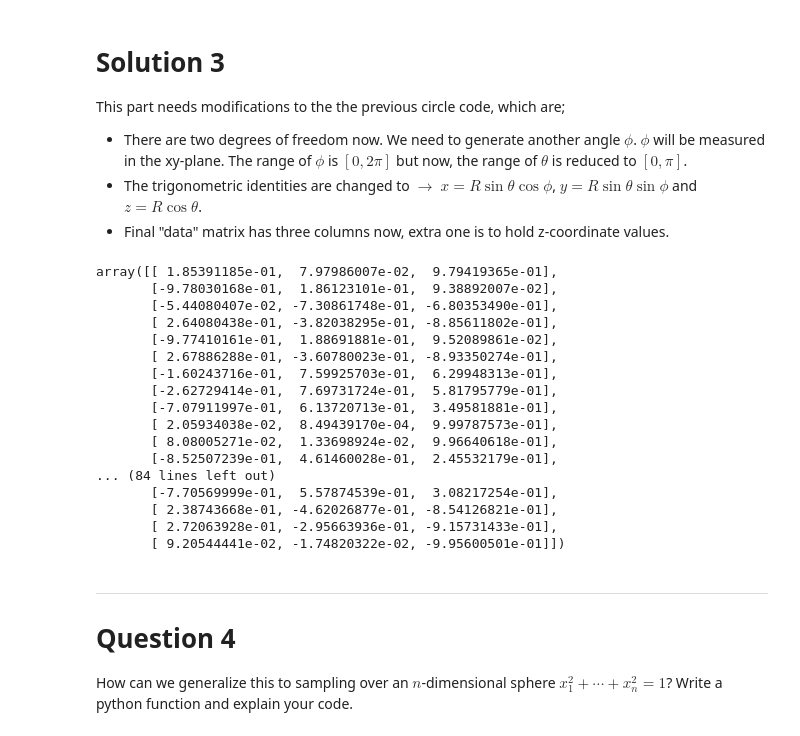
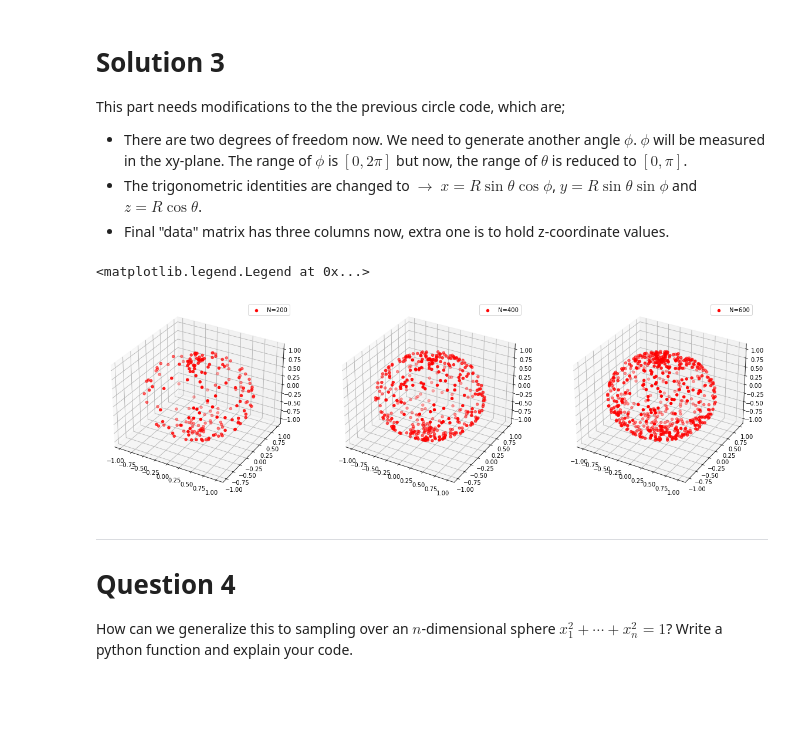
Before and after one commit to cemsanga/MAT555E_Assignments, a Jupyter notebook: HW1_CemS.ipynb, the cells around one changed output. Drawn from its saved outputs; the diff is of its cells as text; code cells hidden in the pictures; blank space fills up the shorter version.

```diff
--- a/HW1_CemS.ipynb
+++ b/HW1_CemS.ipynb
@@ -148,9 +150,10 @@ def points_on_sphere(N):
     R = 1
     data = np.empty(shape=(N,3))
     for n in range(N):
-        seed = np.random.rand()
-        θ = seed*np.pi
-        ϕ = seed*2*np.pi
+        seed1 = np.random.rand()
+        seed2 = np.random.rand()
+        θ = seed1*np.pi
+        ϕ = seed2*2*np.pi
         x = R*np.sin(θ)*np.cos(ϕ) # Angle in radians
         y = R*np.sin(θ)*np.sin(ϕ)
         z = R*np.cos(θ)
@@ -158,24 +161,27 @@ def points_on_sphere(N):
         data[n,1] = y
         data[n,2] = z
     return data
-# %% [output]
-array([[ 1.85391185e-01,  7.97986007e-02,  9.79419365e-01],
-       [-9.78030168e-01,  1.86123101e-01,  9.38892007e-02],
-       [-5.44080407e-02, -7.30861748e-01, -6.80353490e-01],
-       [ 2.64080438e-01, -3.82038295e-01, -8.85611802e-01],
-       [-9.77410161e-01,  1.88691881e-01,  9.52089861e-02],
-       [ 2.67886288e-01, -3.60780023e-01, -8.93350274e-01],
-       [-1.60243716e-01,  7.59925703e-01,  6.29948313e-01],
-       [-2.62729414e-01,  7.69731724e-01,  5.81795779e-01],
-       [-7.07911997e-01,  6.13720713e-01,  3.49581881e-01],
-       [ 2.05934038e-02,  8.49439170e-04,  9.99787573e-01],
-       [ 8.08005271e-02,  1.33698924e-02,  9.96640618e-01],
-       [-8.52507239e-01,  4.61460028e-01,  2.45532179e-01],
-... (84 lines left out)
-       [-7.70569999e-01,  5.57874539e-01,  3.08217254e-01],
-       [ 2.38743668e-01, -4.62026877e-01, -8.54126821e-01],
-       [ 2.72063928e-01, -2.95663936e-01, -9.15731433e-01],
-       [ 9.20544441e-02, -1.74820322e-02, -9.95600501e-01]])
+# %%
+N=200
+veri3d1 = points_on_sphere(N)
+veri3d2 = points_on_sphere(2*N)
+veri3d3 = points_on_sphere(3*N)
+
+fig = plt.figure(figsize=(20,20))
+ax1 = fig.add_subplot(1, 3, 1, projection='3d')
+ax1.scatter3D(veri3d1[:,0],veri3d1[:,1],veri3d1[:,2], color = "red",label= "N={adet}".format(adet=N))
+plt.legend()
+
+ax2 = fig.add_subplot(1, 3, 2, projection='3d')
+ax2.scatter3D(veri3d2[:,0],veri3d2[:,1],veri3d2[:,2], color = "red",label= "N={adet}".format(adet=2*N))
+plt.legend()
+
+ax3 = fig.add_subplot(1, 3, 3, projection='3d')
+ax3.scatter3D(veri3d3[:,0],veri3d3[:,1],veri3d3[:,2], color = "red",label= "N={adet}".format(adet=3*N))
+plt.legend()
+# %% [output]
+<matplotlib.legend.Legend at 0x...>
+[figure, added]
 # %% [markdown]
 ***
 # Question 4
```
Also changed, not shown: parts of 2 cells of this notebook.
